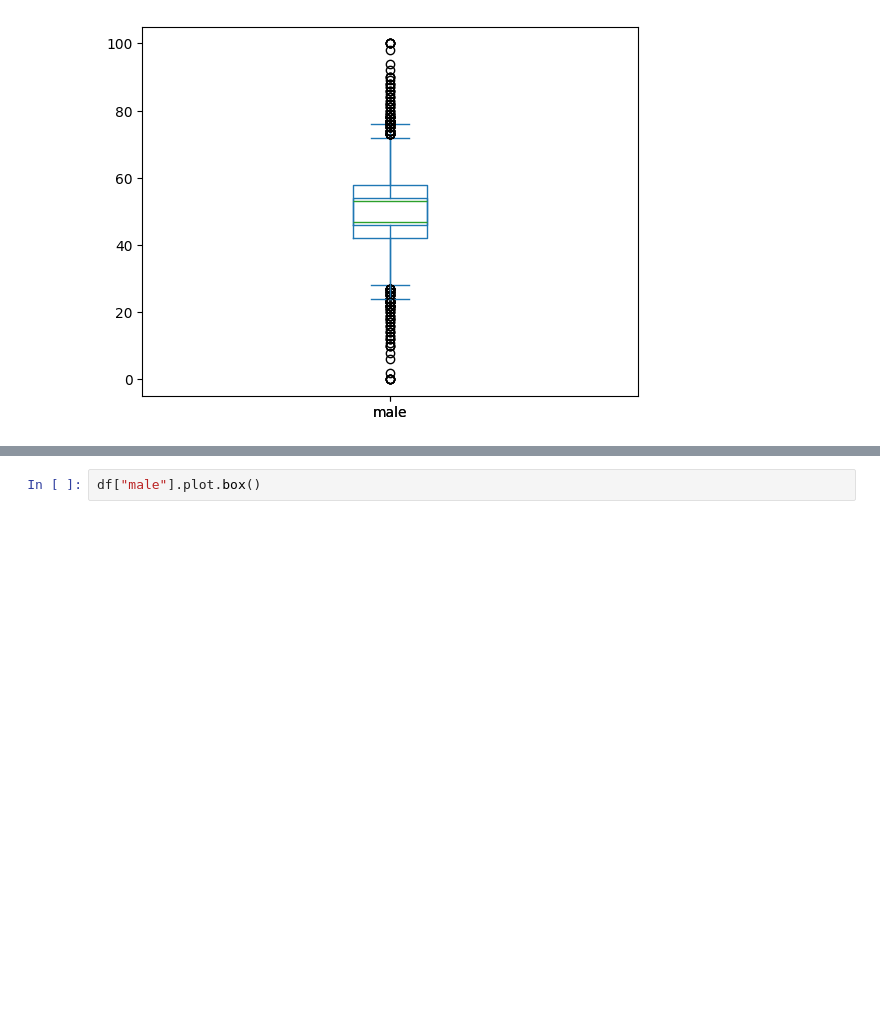
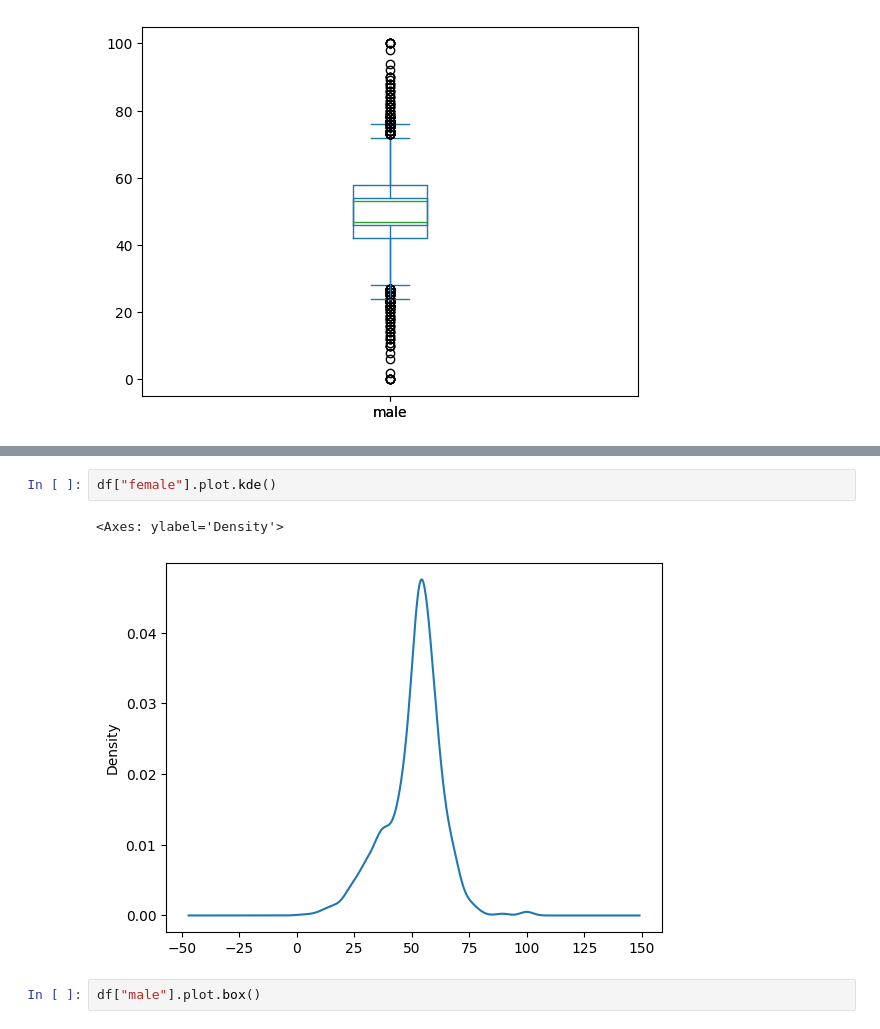
Before and after one commit to yaelgl/Entrega_Final, a Jupyter notebook: h.ipynb, the cells around one changed output, grey strips where cells are left out. Drawn from its saved outputs; the diff is of its cells as text; blank space fills up the shorter version.

```diff
--- a/h.ipynb
+++ b/h.ipynb
@@ -193,3 +198,8 @@ df["female"].plot.box()
+# %%
+df["female"].plot.kde()
+# %% [output]
+<Axes: ylabel='Density'>
+[figure, added]
 # %%
 df["male"].plot.box()
 # %% [output]
```
Also changed, not shown: parts of 4 cells of this notebook.
